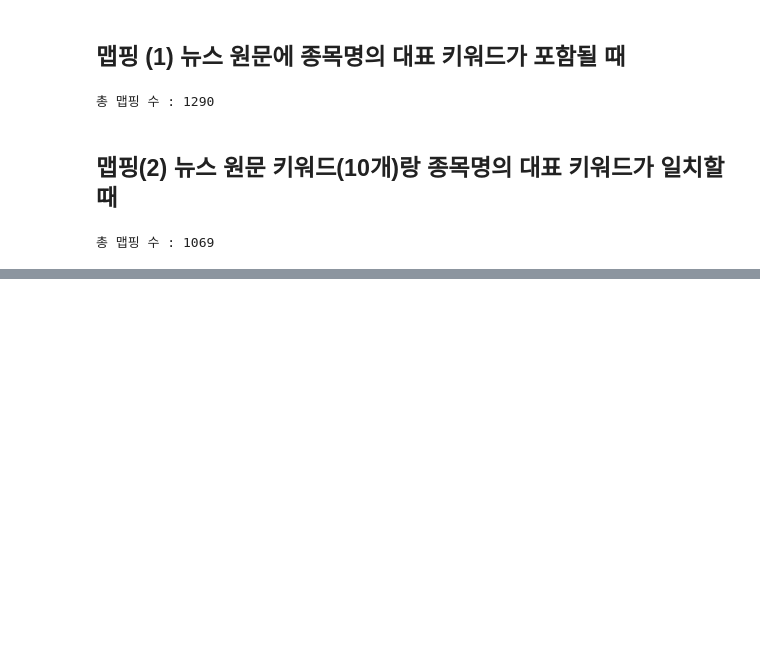
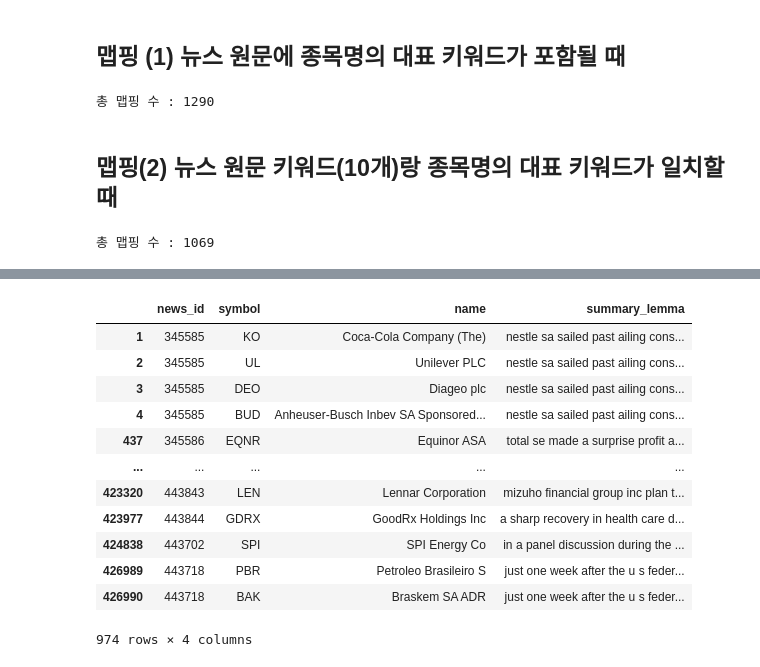
Before and after one commit to yugyeong1/News_raw_data-stock-mapping, a Jupyter notebook: code_organize.ipynb, the cells around one changed output, grey strips where cells are left out. Drawn from its saved outputs; the diff is of its cells as text; code cells hidden in the pictures; blank space fills up the shorter version.

```diff
--- a/code_organize.ipynb
+++ b/code_organize.ipynb
@@ -382,0 +466,12 @@ overlap
+# %%
+news_stock_mapping_2_lemma = pd.DataFrame(columns=['news_id', 'symbol','name','summary_lemma','frequency_5_lemma','news_keyword_lemma_ten'])
+news_raw_keyword_lemma_ten = keyword['keyword_lemma_ten']
+frequency_5_lemma = company_name_keyword_organize['frequency_5_lemma']
+# frequency => 종목명의 대표키워드
+a = 0
+for i,j in enumerate(news_raw_keyword_lemma_ten):
+    for k,l in enumerate(frequency_5_lemma):
+        a = a + 1
+        together = set(j)&set(l)
+        if len(together)>=4:
+            news_stock_mapping_2_lemma.loc[a] = [keyword['news_id'][i], company_name_keyword_organize['symbol'][k], company_name_keyword_organize['name'][k],keyword['summary_lemma'][i], company_name_keyword_organize['frequency_5_lemma'][k],keyword['keyword_lemma_ten'][i]]
@@ -382,0 +483,16 @@ overlap
+# %%
+news_stock_mapping_2_lemma
+# %% [output]
+|  | news_id | symbol | name | summary_lemma |
+| 1 | 345585 | KO | Coca-Cola Company (The) | nestle sa sailed past ailing cons... |
+| 2 | 345585 | UL | Unilever PLC | nestle sa sailed past ailing cons... |
+| 3 | 345585 | DEO | Diageo plc | nestle sa sailed past ailing cons... |
+| 4 | 345585 | BUD | Anheuser-Busch Inbev SA Sponsored... | nestle sa sailed past ailing cons... |
+| 437 | 345586 | EQNR | Equinor ASA | total se made a surprise profit a... |
+| ... | ... | ... | ... | ... |
+| 423320 | 443843 | LEN | Lennar Corporation | mizuho financial group inc plan t... |
+| 423977 | 443844 | GDRX | GoodRx Holdings Inc | a sharp recovery in health care d... |
+| 424838 | 443702 | SPI | SPI Energy Co | in a panel discussion during the ... |
+| 426989 | 443718 | PBR | Petroleo Brasileiro S | just one week after the u s feder... |
+| 426990 | 443718 | BAK | Braskem SA ADR | just one week after the u s feder... |
+974 rows × 4 columns
```
Also changed, not shown: parts of 14 cells of this notebook.
